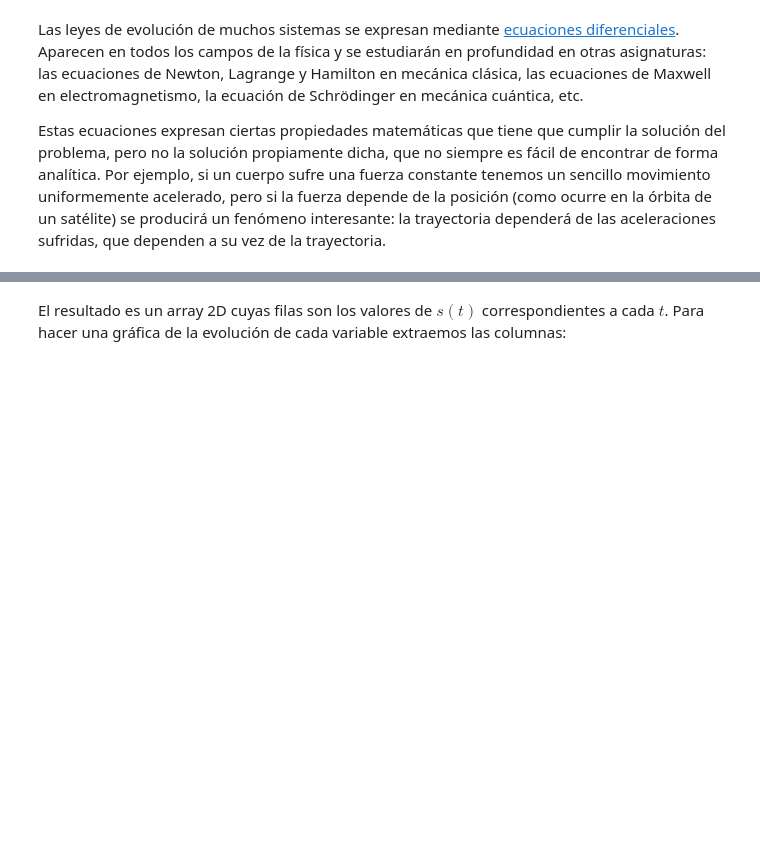
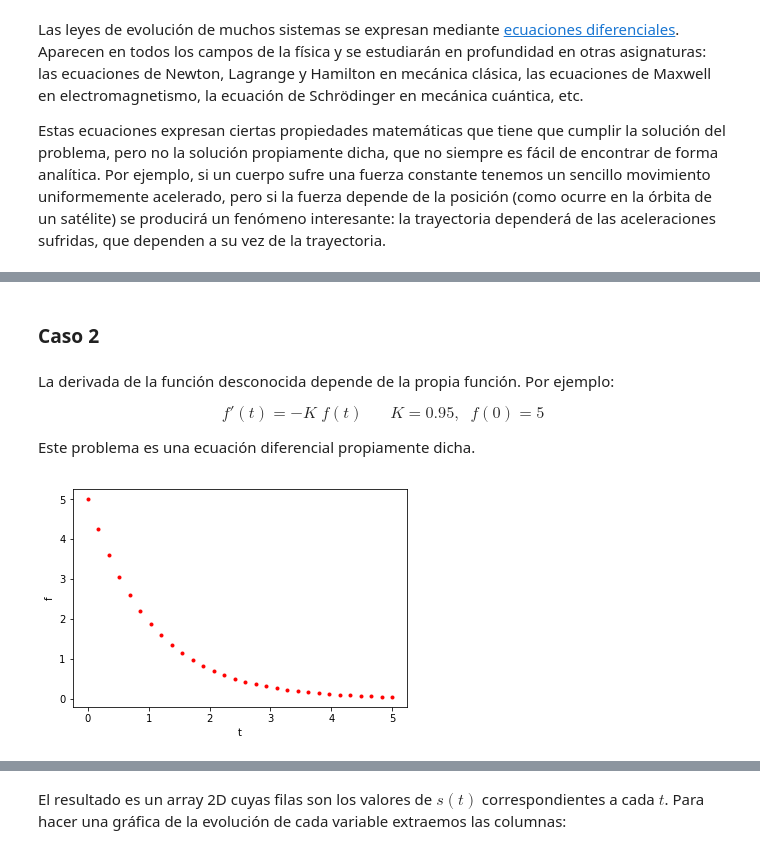
Before and after one commit to albertoruiz/inforfis, a Jupyter notebook: notebooks/euler.ipynb, the cells around one changed output, grey strips where cells are left out. Saved outputs shown, nothing was run; the diff lists cells and outputs as text; code cells hidden in the pictures; blank space fills up the shorter version.

```diff
--- a/notebooks/euler.ipynb
+++ b/notebooks/euler.ipynb
@@ -270,0 +135,25 @@ array([[10.        ,  0.        ],
+# %% [markdown]
+### Caso 2
+# %% [markdown]
+La derivada de la función desconocida depende de la propia función. Por ejemplo:
+
+$$f'(t) = - K \; f(t) \;\;\;\;\;\; K=0.95,\;\;f(0)=5$$
+
+Este problema es una ecuación diferencial propiamente dicha.
+# %%
+def deriv(f, _):
+    df = -K*f
+    return df
+
+K = 0.95
+
+f0 = 5
+
+t = np.linspace(0, 5, 30)
+
+f = odeint(deriv, f0, t )
+
+plt.plot(t,f,'.',color='red')
+plt.xlabel('t'); plt.ylabel('f');
+# %% [output]
+[figure, added]
```
Also changed, not shown: parts of 94 cells of this notebook, 53 other files.
